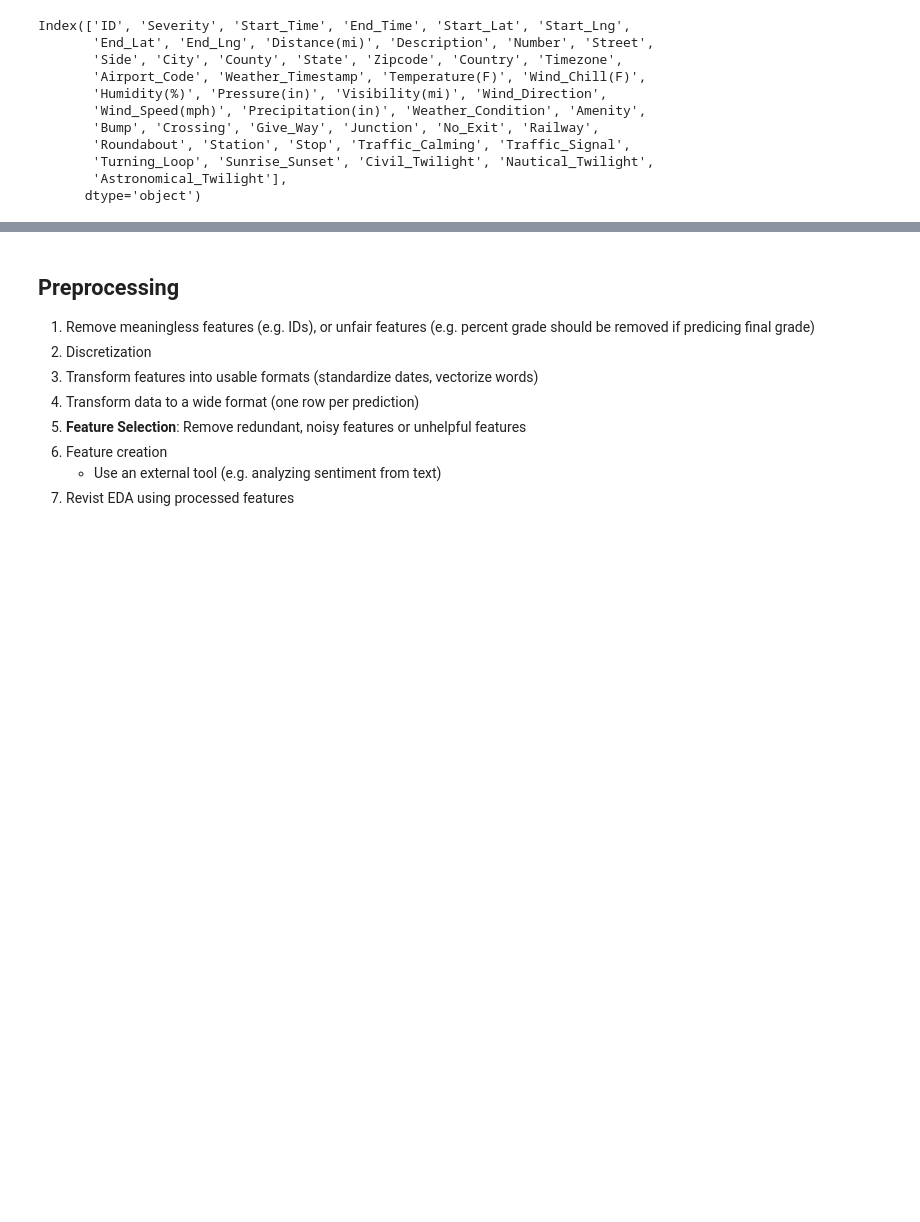
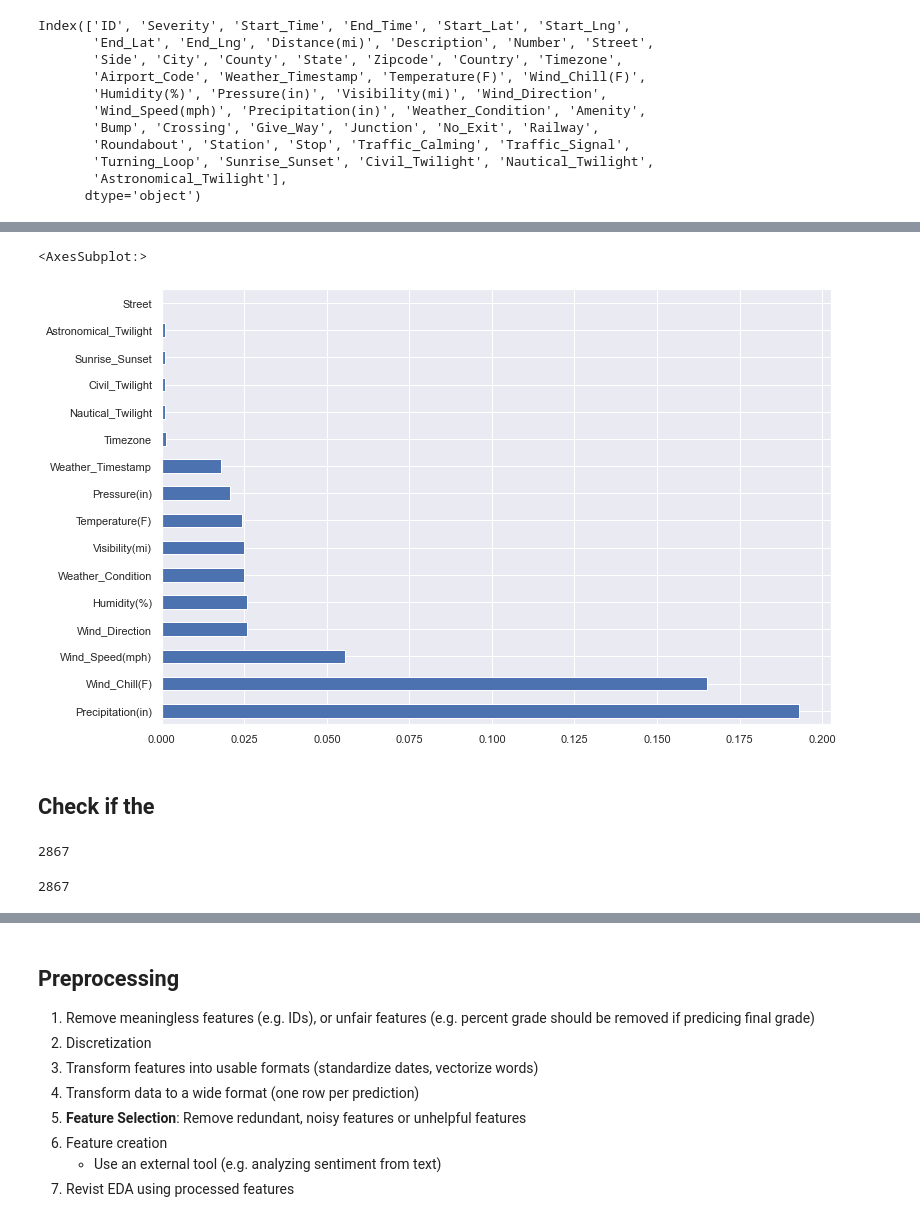
Before and after one commit to jackyhuynh/us_car_accident_analyst_using_python, a Jupyter notebook: src/script.ipynb, the cells around one changed output, grey strips where cells are left out. Saved outputs shown, nothing was run; the diff lists cells and outputs as text; code cells hidden in the pictures; blank space fills up the shorter version.

```diff
--- a/src/script.ipynb
+++ b/src/script.ipynb
@@ -156,0 +159,18 @@ df.head()
+# %%
+# Check out the missing values in percentage
+missing_percentage = df.isna().sum().sort_values(ascending=False)/len(df)
+
+missing_percentage[missing_percentage!=0].plot(kind='barh')
+# %% [output]
+<AxesSubplot:>
+[figure, added]
+# %% [markdown]
+## Check if the
+# %%
+df['Sunrise_Sunset'].isna().sum()
+# %% [output]
+2867
+# %%
+df['Astronomical_Twilight'].isna().sum()
+# %% [output]
+2867
```
Also changed, not shown: parts of 9 cells of this notebook.
